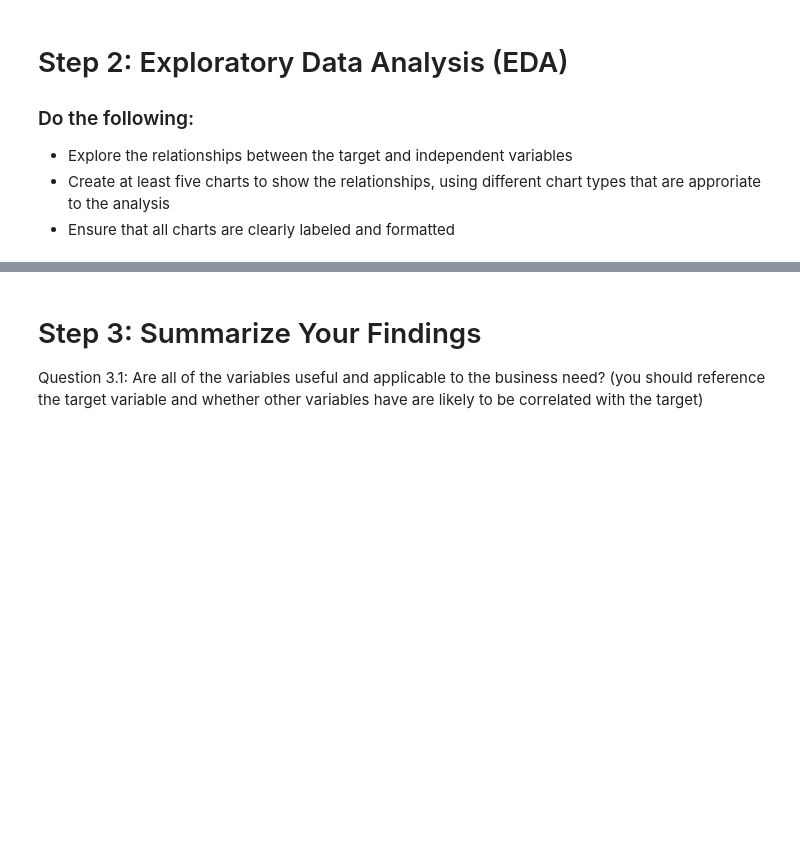
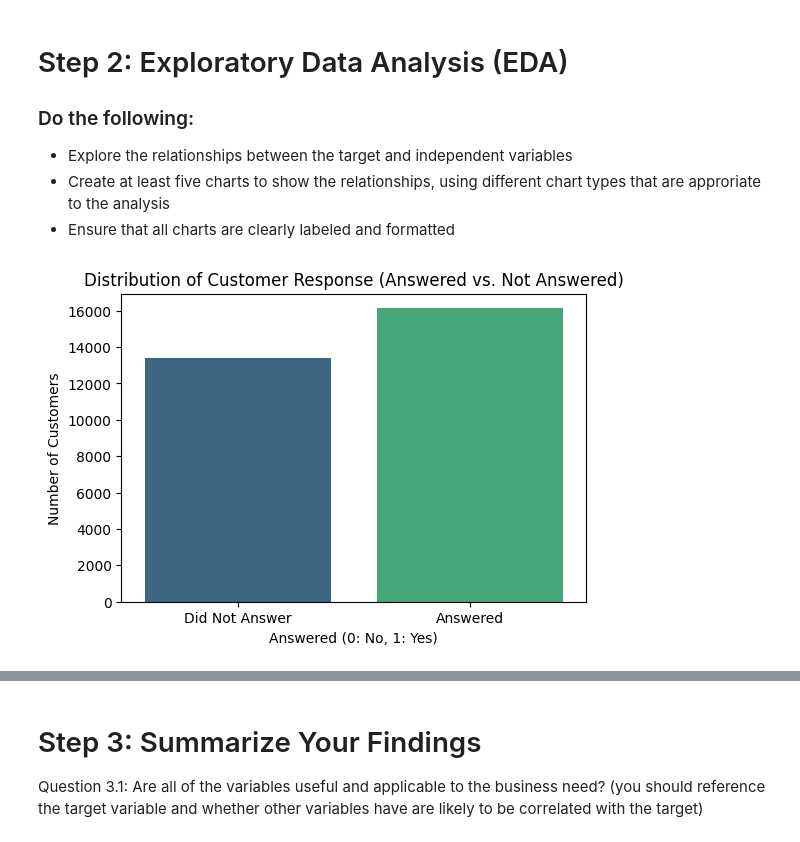
Before and after one commit to u1456757/IS4487, a Jupyter notebook: Assignments/assignment_04_data_understanding.ipynb, the cells around one changed output, grey strips where cells are left out. Drawn from its saved outputs; the diff is of its cells as text; code cells hidden in the pictures; blank space fills up the shorter version.

```diff
--- a/Assignments/assignment_04_data_understanding.ipynb
+++ b/Assignments/assignment_04_data_understanding.ipynb
@@ -71,15 +71,14 @@ import matplotlib.pyplot as plt
  - Describe or profile the dataframe
  - Look for any outliers, missing values, or duplicates
 # %%
-# Import the data
 import os
 print(f"Current working directory: {os.getcwd()}")
-!wget https://raw.githubusercontent.com/Stan-Pugsley/is_4487_base/main/Assignments/DataSets/AdviseInvest.csv
+!wget https://raw.githubusercontent.com/u1456757/IS4487/main/DataSets/adviseinvest_historical_data.csv
 
-if os.path.exists('AdviseInvest.csv'):
-    df = pd.read_csv('AdviseInvest.csv')
+if os.path.exists('adviseinvest_historical_data.csv'):
+    df = pd.read_csv('adviseinvest_historical_data.csv')
     display(df.head())
 else:
-    print("Error: 'AdviseInvest.csv' not found after attempted download. Please check the URL and your internet connection.")
+    print("Error: 'adviseinvest_historical_data.csv not found after attempted download. Please check the URL and your internet connection.")
 # %% [output]
 Current working directory: /content
@@ -112,0 +139,14 @@ Error: 'AdviseInvest.csv' not found after attempted download. Please check the U
+# %%
+import seaborn as sns
+import matplotlib.pyplot as plt
+
+# Chart 1: Distribution of the target variable 'answered'
+plt.figure(figsize=(6, 4))
+sns.countplot(x='answered', data=df, palette='viridis', hue='answered', legend=False)
+plt.title('Distribution of Customer Response (Answered vs. Not Answered)')
+plt.xlabel('Answered (0: No, 1: Yes)')
+plt.ylabel('Number of Customers')
+plt.xticks(ticks=[0, 1], labels=['Did Not Answer', 'Answered'])
+plt.show()
+# %% [output]
+[figure, added]
```
Also changed, not shown: parts of 19 cells of this notebook.
